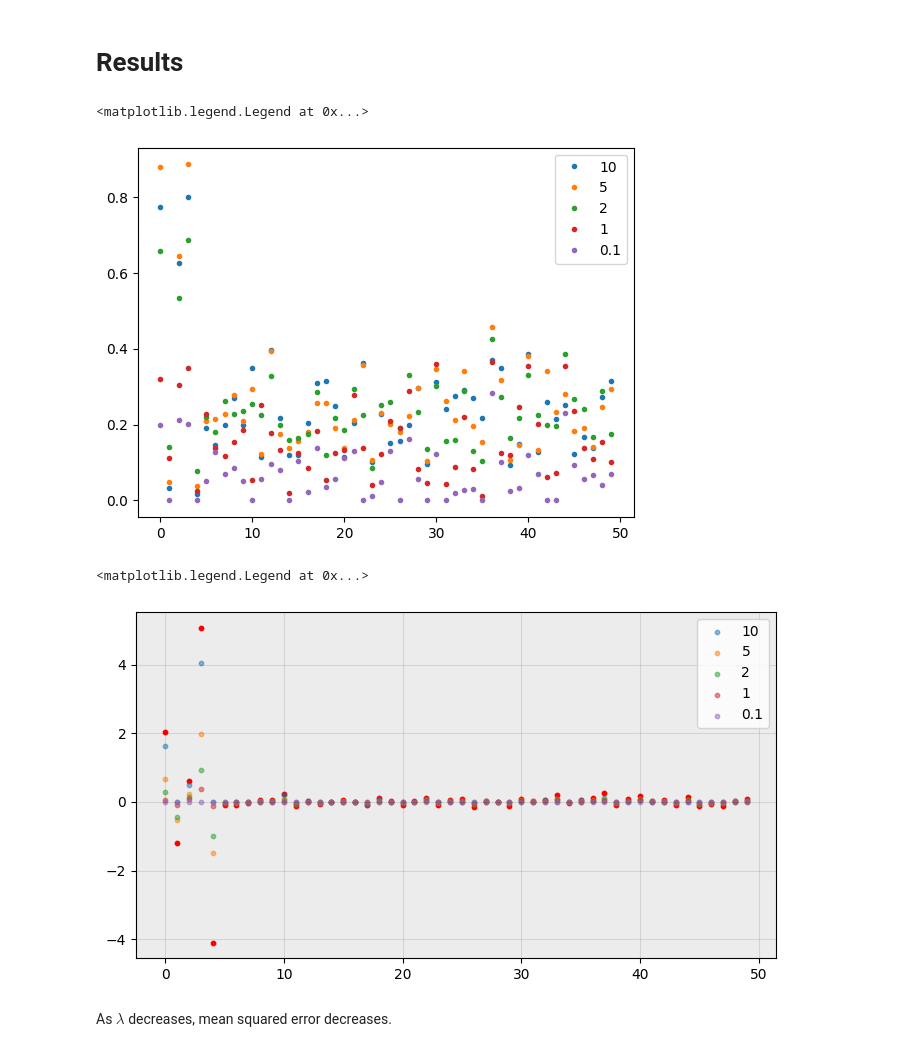
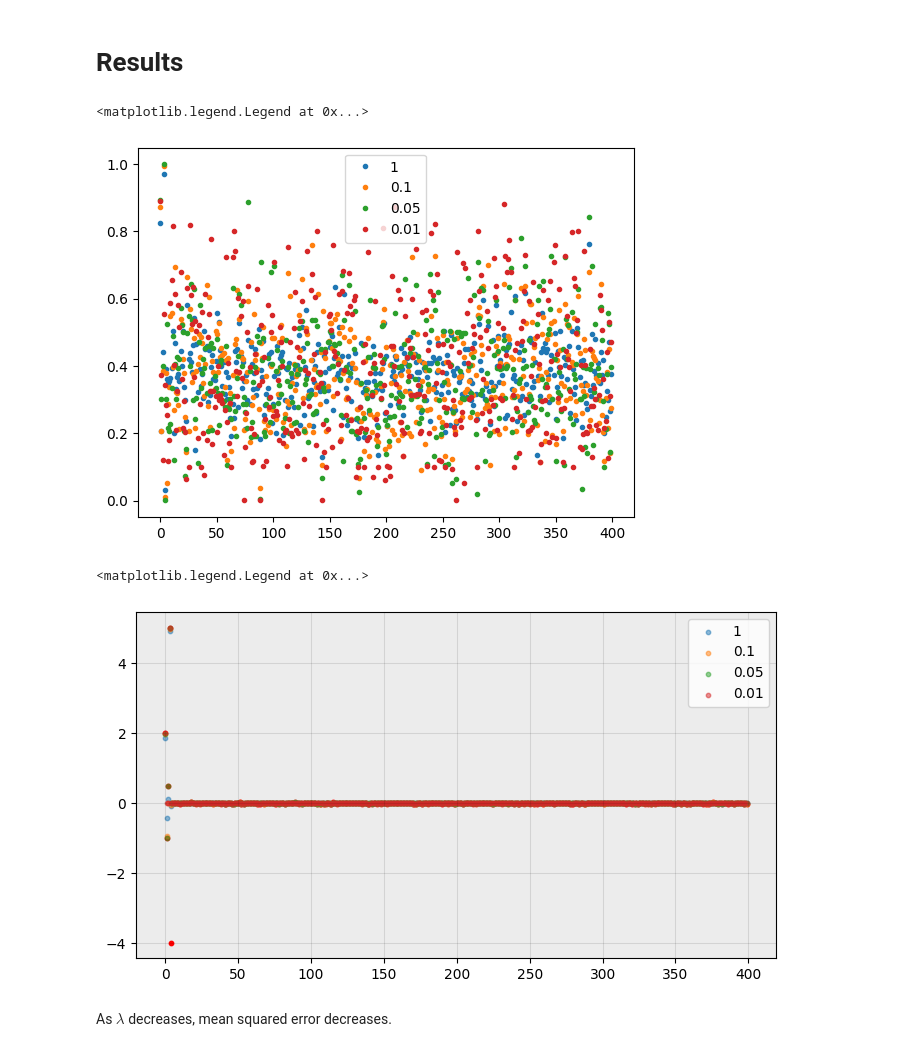
Before and after one commit to Grace0124/numpyro, a Jupyter notebook: concrete_general.ipynb, the cells around one changed output. Drawn from its saved outputs; the diff is of its cells as text; code cells hidden in the pictures.

```diff
--- a/concrete_general.ipynb
+++ b/concrete_general.ipynb
@@ -17,18 +17,18 @@ import arviz as az
 import matplotlib.pyplot as plt
 import seaborn as sns
 # %%
-n_realizations = 2 # number of repeated experiments
-N = 200 # number of observations
-D =  50 # length of true beta
+n_realizations = 10 # number of repeated experiments
+N = 100 # number of observations
+D =  400 # length of true beta
 
 beta = np.zeros(D)
 beta[:5] = [2, -1, 0.5, 5, -4]
-beta += np.random.normal(0, 0.1, size=[D]) # add noise
+beta += np.random.normal(0, 0.01, size=[D]) # add noise
 
 A_values = [1, 2, 3, 4, 5, 6, 7, 8, 9, 10] # signal magnitude
-lams = [10, 5, 2, 1, 1/10] # temperature coefficients
+lams = [1, 1/10, 1/20, 1/100] # temperature coefficients
 
-prng_key = random.PRNGKey(1) # pseudo random number key
+rng_key = random.PRNGKey(1) # pseudo random number key
 # %% [markdown]
 <h1> Generating Data </h1>
 
@@ -79,7 +79,7 @@ def model(alphas, lam, X, y=None):
     kappas = numpyro.deterministic("kappas", 1 - gammas) #Dx1
 
     y_mean = jnp.dot(X, gammas)
-    y = numpyro.sample("y", dist.Normal(y_mean, 0.1), obs=y)
+    y = numpyro.sample("y", dist.Normal(y_mean, 1), obs=y)
 # %%
 def run_mcmc(model, prng_key, **kwargs):
     '''
@@ -103,11 +103,13 @@ def concrete(all_data, lam):
 
     p = 5/D
     alphas = jnp.zeros(D)
-    alphas += (p/(1-p))
+    # alphas += (p/(1-p))
+    alphas += 1
 
     for A, (X, y) in all_data.items():
+        rng_key, rng_key_ = random.split(random.PRNGKey(0))
 
-        mcmc = run_mcmc(model, prng_key, alphas = alphas, lam = lam, X=X, y=y)
+        mcmc = run_mcmc(model, rng_key, alphas = alphas, lam = lam, X=X, y=y)
 
         samples = mcmc.get_samples()
 
@@ -179,22 +181,23 @@ for lam in lams:
 plt.legend()
 # %% [output]
 <matplotlib.legend.Legend at 0x...>
-[figure, old version]
+[figure, new version]
 # %%
 fig, ax = plt.subplots(1, 1, figsize=(7, 4), layout="tight")
 
 ax.set_facecolor("#ECECEC") # set graph background color to grey
 ax.grid(visible=True, color="black", alpha=0.1) # add grid lines
 
 ax.scatter(range(D), beta, color='red', s=10) # plot actual betas
 for lam in lams:
-    ax.scatter(range(D), mean_betas[lam][10], s=10, alpha=0.5, label=lam)
+    ax.scatter(range(D), mean_betas[lam][2], s=10, alpha=0.5, label=lam)
+
 
 # add labels to graph
 plt.legend()
 # %% [output]
 <matplotlib.legend.Legend at 0x...>
-[figure, old version]
+[figure, new version]
 # %% [markdown]
 As $\lambda$ decreases, mean squared error decreases.
 # %%
```
Also changed, not shown: parts of 3 cells of this notebook, 1 other file.
